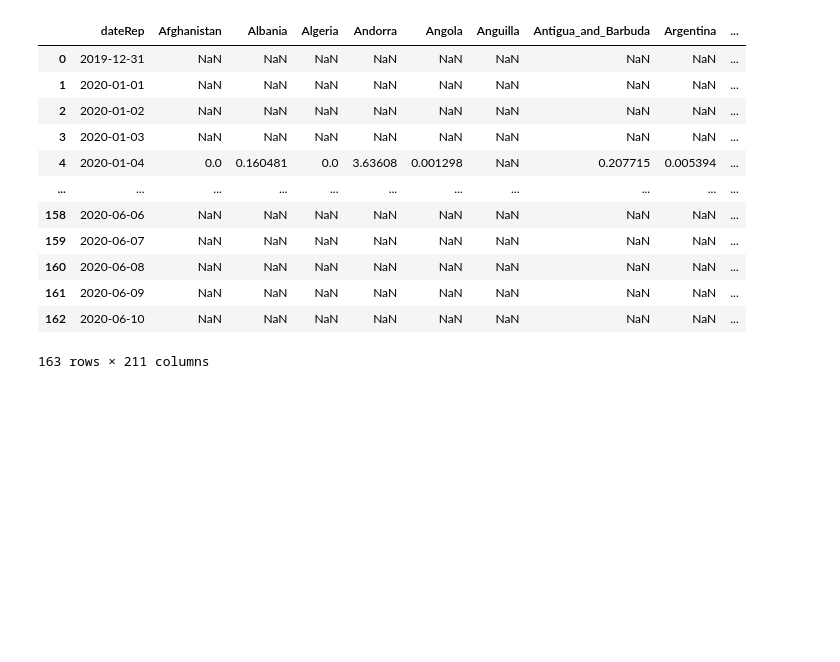
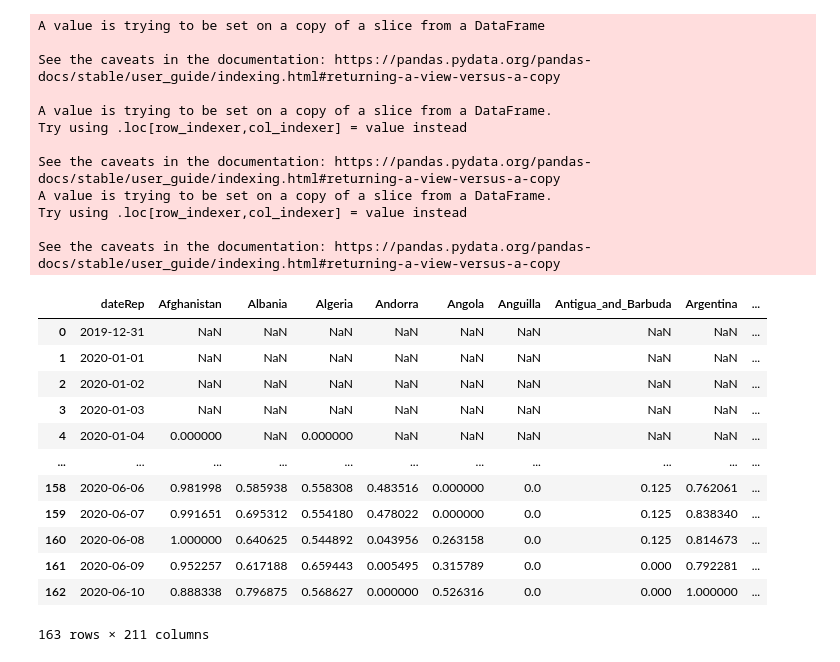
Before and after one commit to L0per/covid-waves, a Jupyter notebook: covid-waves.ipynb, the cells around one changed output. Cells and saved outputs as stored; diff of their text form; code cells hidden in the pictures; blank space fills up the shorter version.

```diff
--- a/covid-waves.ipynb
+++ b/covid-waves.ipynb
@@ -137,16 +66,60 @@ See the caveats in the documentation: https://pandas.pydata.org/pandas-docs/stab
-# %%
-df_final
-# %% [output]
-|  | dateRep | Afghanistan | Albania | Algeria | Andorra | Angola | Anguilla | Antigua_and_Barbuda | Argentina | ... |
-| 0 | 2019-12-31 | NaN | NaN | NaN | NaN | NaN | NaN | NaN | NaN | ... |
-| 1 | 2020-01-01 | NaN | NaN | NaN | NaN | NaN | NaN | NaN | NaN | ... |
-| 2 | 2020-01-02 | NaN | NaN | NaN | NaN | NaN | NaN | NaN | NaN | ... |
-| 3 | 2020-01-03 | NaN | NaN | NaN | NaN | NaN | NaN | NaN | NaN | ... |
-| 4 | 2020-01-04 | 0.0 | 0.160481 | 0.0 | 3.63608 | 0.001298 | NaN | 0.207715 | 0.005394 | ... |
-| ... | ... | ... | ... | ... | ... | ... | ... | ... | ... | ... |
-| 158 | 2020-06-06 | NaN | NaN | NaN | NaN | NaN | NaN | NaN | NaN | ... |
-| 159 | 2020-06-07 | NaN | NaN | NaN | NaN | NaN | NaN | NaN | NaN | ... |
-| 160 | 2020-06-08 | NaN | NaN | NaN | NaN | NaN | NaN | NaN | NaN | ... |
-| 161 | 2020-06-09 | NaN | NaN | NaN | NaN | NaN | NaN | NaN | NaN | ... |
-| 162 | 2020-06-10 | NaN | NaN | NaN | NaN | NaN | NaN | NaN | NaN | ... |
-163 rows × 211 columns
+# %%
+# dataframe containing all the dates
+df_final = pd.DataFrame({'dateRep': dates})
+df_final.sort_values(by='dateRep', inplace=True)
+df_final.reset_index(inplace=True, drop=True)
+
+# dataframe for sorting countries by max new cases date
+df_max = pd.DataFrame(columns=['country', 'max_cases_row'])
+
+# loop through each country in the dataframe
+for country in countries:
+
+    # select country rows from original dataframe and sort by date
+    df_country = df[df['countriesAndTerritories'] == country]
+    df_country.sort_values(by='dateRep', inplace=True)
+
+    # apply 5 day rolling average, get max, calculate percent of max of new cases
+    df_country['rollingCases'] = df_country['cases'].rolling(5).mean()
+    cases_max = df_country['rollingCases'].max()
+    df_country['casesPercent'] = df_country['rollingCases'] / cases_max
+    df_country.reset_index(inplace=True, drop=True)
+
+    # drop columns and rename cases column to country for merging
+    df_country = df_country[['dateRep', 'casesPercent']]
+    df_country.rename(columns={'casesPercent':country}, inplace=True)
+
+    # merge dataframes
+    df_final = df_final.merge(df_country, how='left', on='dateRep')
+
+    # store max cases
+    max_cases = df_final[country].idxmax()
+    df_max = df_max.append({'country' : country , 'max_cases_row' : max_cases} , ignore_index=True)
+
+df_final
+# %% [output]
+A value is trying to be set on a copy of a slice from a DataFrame
+
+See the caveats in the documentation: https://pandas.pydata.org/pandas-docs/stable/user_guide/indexing.html#returning-a-view-versus-a-copy
+
+A value is trying to be set on a copy of a slice from a DataFrame.
+Try using .loc[row_indexer,col_indexer] = value instead
+
+See the caveats in the documentation: https://pandas.pydata.org/pandas-docs/stable/user_guide/indexing.html#returning-a-view-versus-a-copy
+A value is trying to be set on a copy of a slice from a DataFrame.
+Try using .loc[row_indexer,col_indexer] = value instead
+
+See the caveats in the documentation: https://pandas.pydata.org/pandas-docs/stable/user_guide/indexing.html#returning-a-view-versus-a-copy
+|  | dateRep | Afghanistan | Albania | Algeria | Andorra | Angola | Anguilla | Antigua_and_Barbuda | Argentina | ... |
+| 0 | 2019-12-31 | NaN | NaN | NaN | NaN | NaN | NaN | NaN | NaN | ... |
+| 1 | 2020-01-01 | NaN | NaN | NaN | NaN | NaN | NaN | NaN | NaN | ... |
+| 2 | 2020-01-02 | NaN | NaN | NaN | NaN | NaN | NaN | NaN | NaN | ... |
+| 3 | 2020-01-03 | NaN | NaN | NaN | NaN | NaN | NaN | NaN | NaN | ... |
+| 4 | 2020-01-04 | 0.000000 | NaN | 0.000000 | NaN | NaN | NaN | NaN | NaN | ... |
+| ... | ... | ... | ... | ... | ... | ... | ... | ... | ... | ... |
+| 158 | 2020-06-06 | 0.981998 | 0.585938 | 0.558308 | 0.483516 | 0.000000 | 0.0 | 0.125 | 0.762061 | ... |
+| 159 | 2020-06-07 | 0.991651 | 0.695312 | 0.554180 | 0.478022 | 0.000000 | 0.0 | 0.125 | 0.838340 | ... |
+| 160 | 2020-06-08 | 1.000000 | 0.640625 | 0.544892 | 0.043956 | 0.263158 | 0.0 | 0.125 | 0.814673 | ... |
+| 161 | 2020-06-09 | 0.952257 | 0.617188 | 0.659443 | 0.005495 | 0.315789 | 0.0 | 0.000 | 0.792281 | ... |
+| 162 | 2020-06-10 | 0.888338 | 0.796875 | 0.568627 | 0.000000 | 0.526316 | 0.0 | 0.000 | 1.000000 | ... |
+163 rows × 211 columns
```
Also changed, not shown: parts of 11 cells of this notebook.
